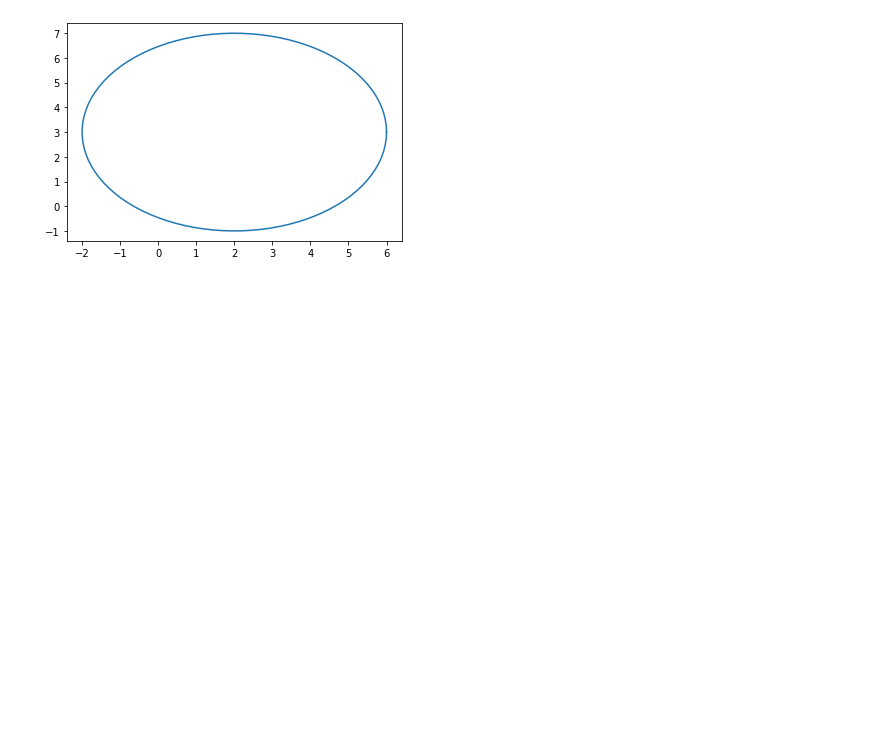
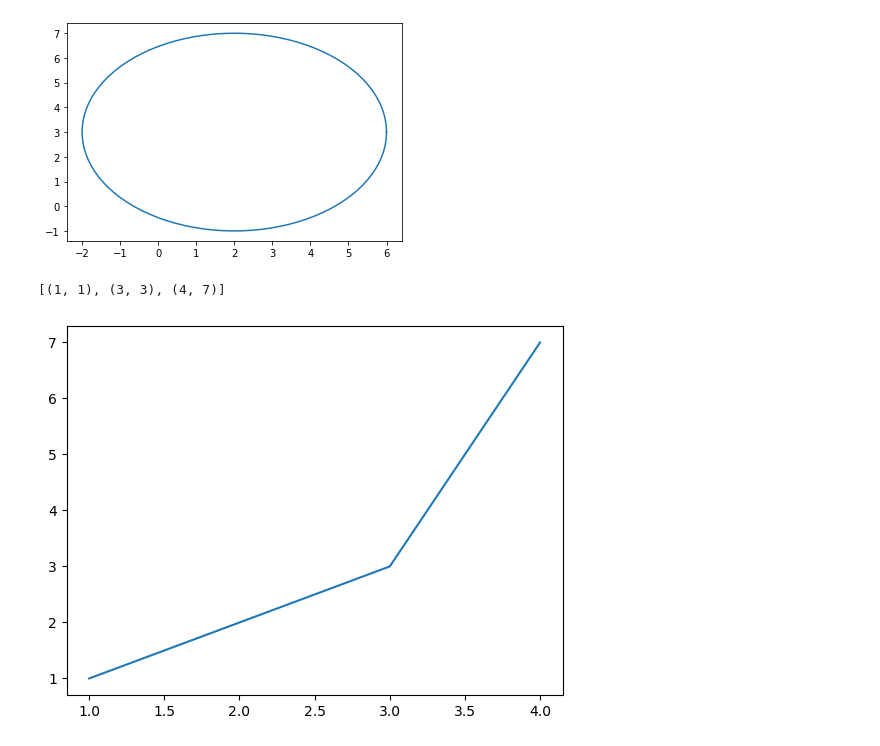
Before and after one commit to rpalfini/visibility_NN, a Jupyter notebook: testing_code.ipynb, the cells around one changed output. Saved outputs shown, nothing was run; the diff lists cells and outputs as text; code cells hidden in the pictures; blank space fills up the shorter version.

```diff
--- a/testing_code.ipynb
+++ b/testing_code.ipynb
@@ -39,6 +39,19 @@ axs.plot(bound_x,bound_y)
 plt.show()
 # %% [output]
 [figure]
+# %%
+import numpy as np
+import matplotlib.pyplot as plt
+
+xy_list = [(1,1),(3,3),(4,7)]
+fig, axs = plt.subplots(1,1)
+print(xy_list)
+axs.plot(*zip(*xy_list))
+# axs.set_title(None)
+plt.show()
+# %% [output]
+[(1, 1), (3, 3), (4, 7)]
+[figure, added]
 # %%
 start = (3,9)
 print(start)
```
Also changed, not shown: parts of 8 cells of this notebook, 3 other files.
